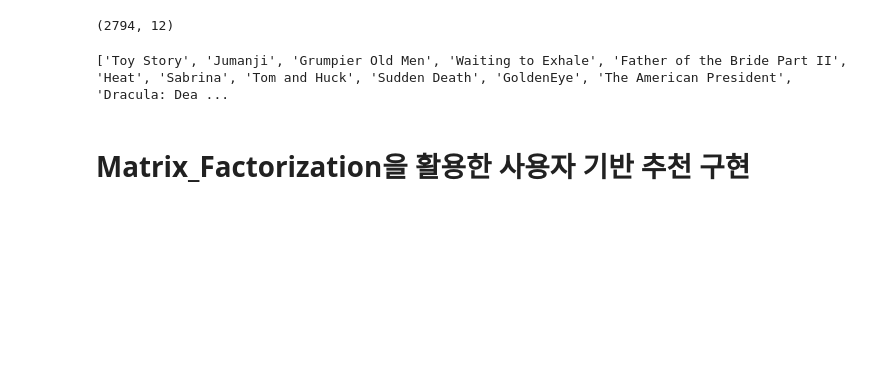
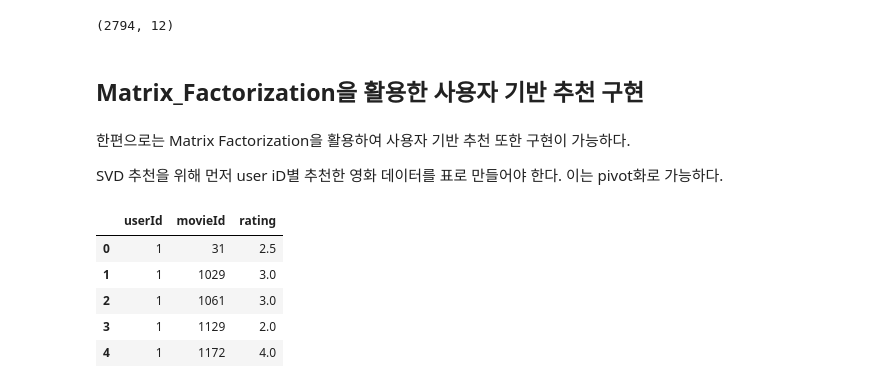
Before and after one commit to SeongwonTak/RecommenderSystem, a Jupyter notebook: Recommendation_with_MatrixFactorization.ipynb, the cells around one changed output. Cells and saved outputs as stored; diff of their text form; code cells hidden in the pictures; blank space fills up the shorter version.

```diff
--- a/Recommendation_with_MatrixFactorization.ipynb
+++ b/Recommendation_with_MatrixFactorization.ipynb
@@ -126,15 +123,0 @@ movie_data.loc[]
-# %%
-corr = np.corrcoef(matrix)
-
-movie_title = list(movie_data.loc[:,'title'])
-print(movie_title)
-coffey_hands = movie_title.index('Rocky III')
-print(coffey_hands)
-corr_coffey_hands = corr[coffey_hands]
-print(corr_coffey_hands)
-
-for i in range(0, len(corr_coffey_hands)):
-  if corr_coffey_hands[i]> 0.95 and corr_coffey_hands[i] != 1:
-    print(movie_title[i])
-# %% [output]
-['Toy Story', 'Jumanji', 'Grumpier Old Men', 'Waiting to Exhale', 'Father of the Bride Part II', 'Heat', 'Sabrina', 'Tom and Huck', 'Sudden Death', 'GoldenEye', 'The American President', 'Dracula: Dea ...
@@ -141,2 +132,16 @@ for i in range(0, len(corr_coffey_hands)):
 # %% [markdown]
-# Matrix_Factorization을 활용한 사용자 기반 추천 구현
+## Matrix_Factorization을 활용한 사용자 기반 추천 구현
+# %% [markdown]
+한편으로는 Matrix Factorization을 활용하여 사용자 기반 추천 또한 구현이 가능하다.
+
+SVD 추천을 위해 먼저 user iD별 추천한 영화 데이터를 표로 만들어야 한다. 이는 pivot화로 가능하다.
+# %%
+# 사용 데이터 재점검
+movie_ratings.head()
+# %% [output]
+|  | userId | movieId | rating |
+| 0 | 1 | 31 | 2.5 |
+| 1 | 1 | 1029 | 3.0 |
+| 2 | 1 | 1061 | 3.0 |
+| 3 | 1 | 1129 | 2.0 |
+| 4 | 1 | 1172 | 4.0 |
```
Also changed, not shown: parts of 25 cells of this notebook.
